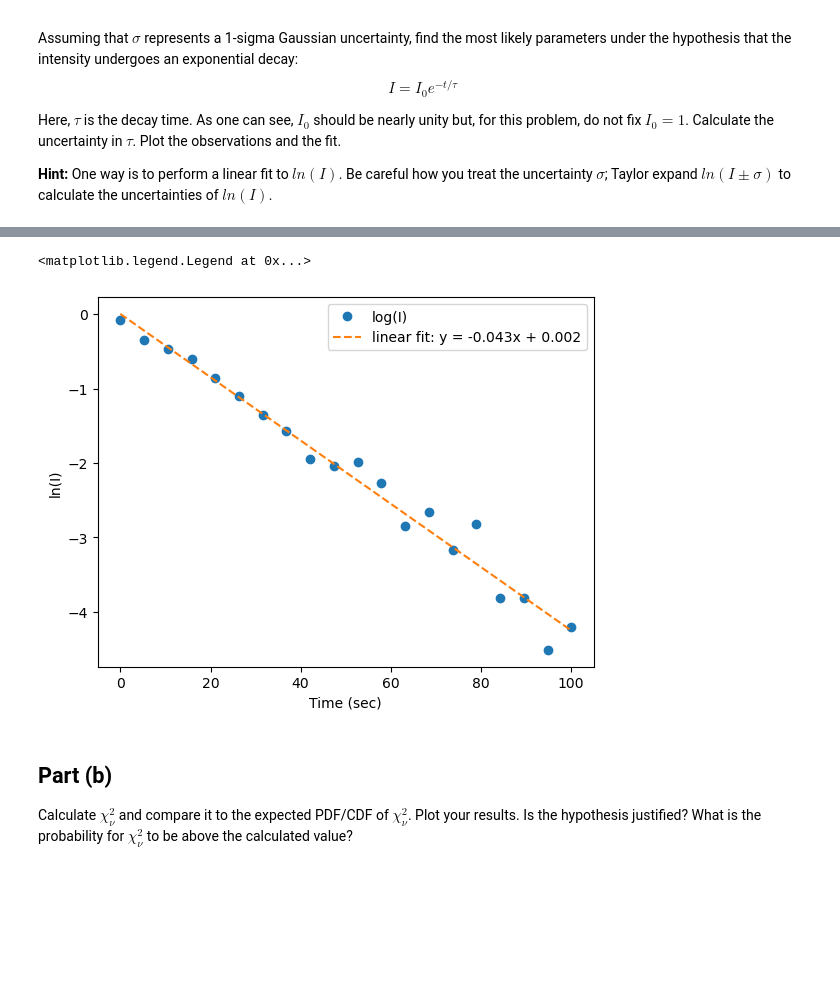
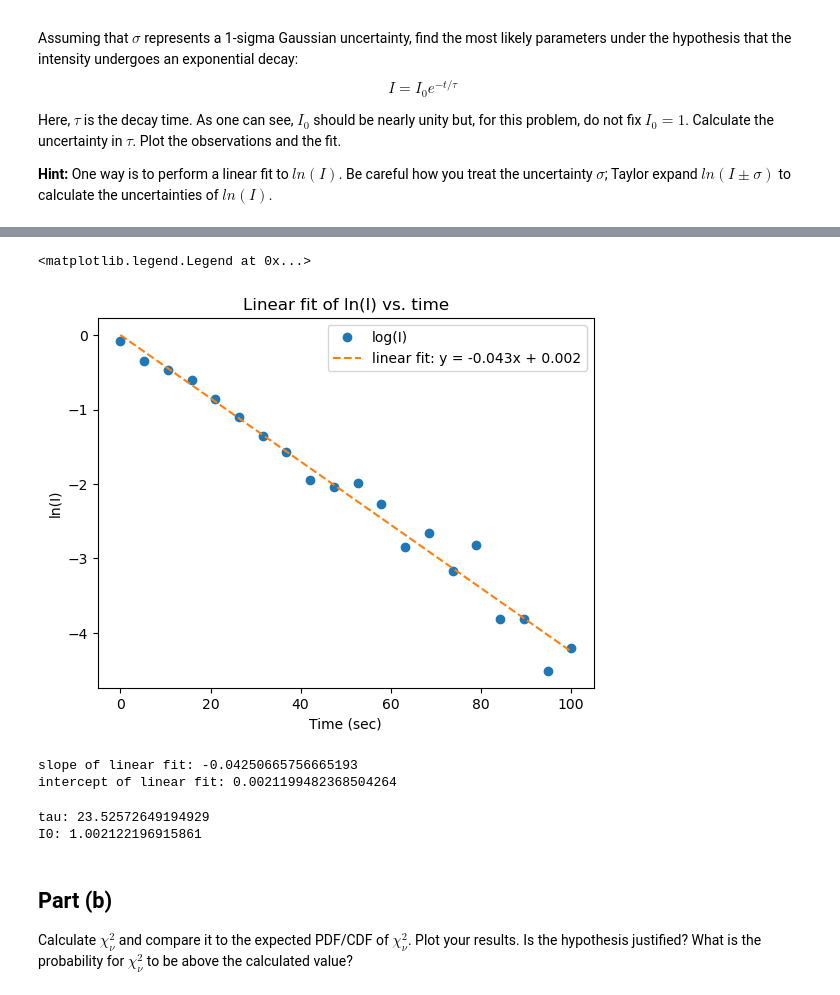
Before and after one commit to Rokkaan5/Code-Reference-Notebook, a Jupyter notebook: CU-Boulder/AstroPhys/HW/hw4/hw4.ipynb, the cells around one changed output, grey strips where cells are left out. Saved outputs shown, nothing was run; the diff lists cells and outputs as text; code cells hidden in the pictures; blank space fills up the shorter version.

```diff
--- a/CU-Boulder/AstroPhys/HW/hw4/hw4.ipynb
+++ b/CU-Boulder/AstroPhys/HW/hw4/hw4.ipynb
@@ -69,20 +69,33 @@ Here, $\tau$ is the decay time. As one can see, $I_0$ should be nearly unity but
 # %%
 # Linear fit of ln(I)
 ## x-axis (time)
 t = np.linspace(0,100,len(I))           # the x-axis (time) appears to go from 0 to 100 sec in the example figure, so I matched that structure
 ## linear fit
 coef = np.polyfit(t,np.log(I),deg=1)    # obtain coefficients for a linear fit ("polyfit" of order=1) of ln(I)
 lin_fit = np.poly1d(coef)               # linear fit function
 
 # plot linear fit
 plt.plot(t,np.log(I),'o',label = 'log(I)')
 plt.plot(t,lin_fit(t),'--',label='linear fit: y = {0:.3f}x + {1:.3f}'.format(coef[0],coef[1]))
+plt.title("Linear fit of ln(I) vs. time")
 plt.xlabel('Time (sec)')
 plt.ylabel('ln(I)')
 plt.legend()
 # %% [output]
 <matplotlib.legend.Legend at 0x...>
-[figure, old version]
+[figure, new version]
+# %%
+print("slope of linear fit:",coef[0])
+print("intercept of linear fit:",coef[1])
+# %% [output]
+slope of linear fit: -0.04250665756665193
+intercept of linear fit: 0.0021199482368504264
+# %%
+print("tau:", -1/coef[0])
+print("I0:",np.exp(coef[1]))
+# %% [output]
+tau: 23.52572649194929
+I0: 1.002122196915861
 # %% [markdown]
 ## Part (b)
 Calculate $\chi_\nu^2$ and compare it to the expected PDF/CDF of $\chi_\nu^2$. Plot your results. Is the hypothesis justified? What is the probability for $\chi_\nu^2$ to be above the calculated value?
```
Also changed, not shown: 5 other files.
